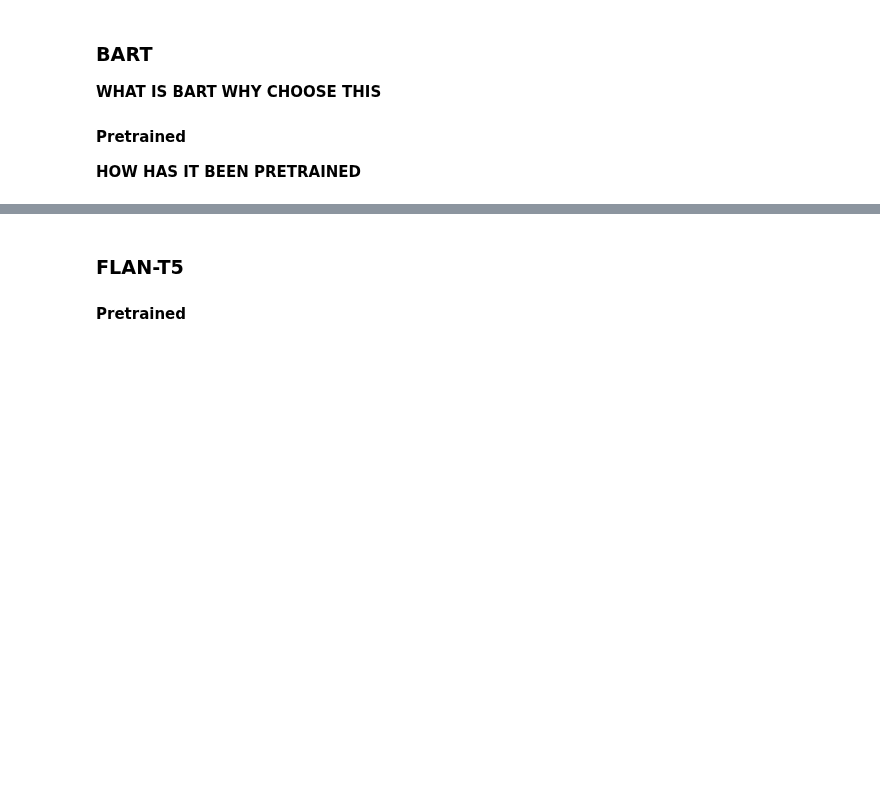
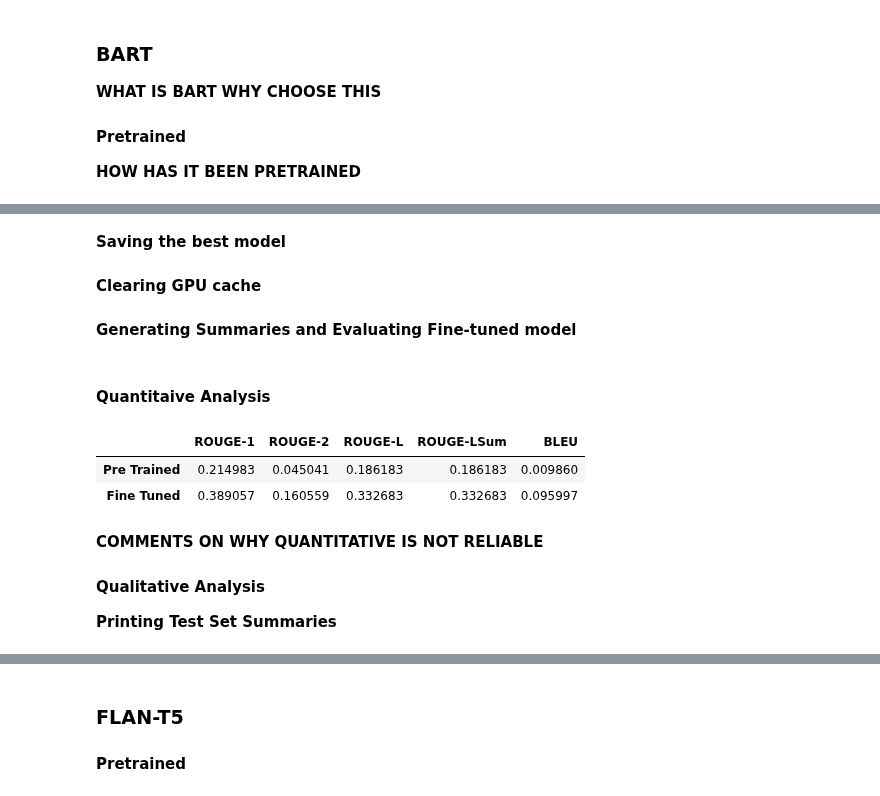
Before and after one commit to dipankarsrirag/Dialogue-Summarisation, a Jupyter notebook: notebooks/Report.ipynb, the cells around one changed output, grey strips where cells are left out. Saved outputs shown, nothing was run; the diff lists cells and outputs as text; code cells hidden in the pictures; blank space fills up the shorter version.

```diff
--- a/notebooks/Report.ipynb
+++ b/notebooks/Report.ipynb
@@ -346,6 +362,7 @@ def get_feature(batch, tokenizer):
   return encodings
 
 def generate_summaries(texts, model, tokenizer, device, progress = True):
+    model.to(device)
     model.eval()
     summaries = []
     if progress:
@@ -365,7 +382,9 @@ def generate_metrics(references, summaries):
     total_rouge_scores = {key: 0 for key in ['rouge1', 'rouge2', 'rougeL', 'rougeLsum']}
     total_bleu_score = 0
 
-    for reference, summary in tqdm(zip(references, summaries), total=len(dialogues)):
+    rouge_metric = load_metric('rouge')
+
+    for reference, summary in tqdm(zip(references, summaries), total=len(references)):
 
         # Calculate ROUGE scores
         rouge_score = rouge_metric.compute(predictions=[summary], references=[reference])
@@ -384,7 +403,7 @@ def generate_metrics(references, summaries):
         scores[k] = scores.get(k, 0) + v/len(test_dialogues)
 
     avg_bleu_score = total_bleu_score / len(test_dialogues)
-    scores = list(scores.values)
+    scores = list(scores.values())
     scores.append(avg_bleu_score)
     return scores
 
@@ -392,28 +411,30 @@ def generate_metrics(references, summaries):
 def print_summaries(model_1, model_2, token_1, token_2, indices, device, hidden=True):
     for i, idx in enumerate(indices):
         print(f'[DIALOGUE #{i+1}]')
-        print('--------------------')
 
         if hidden:
+            print(hidden_dialogues[idx])
+            print('--------------------')
             print('[SUMMARY A]')
-            print(generate_summaries(hidden_dialogues[idx], model_1, token_1, device, False))
+            print(generate_summaries([hidden_dialogues[idx]], model_1, token_1, device, False)[0])
             print('--------------------')
 
             print('[SUMMARY B]')
-            print(generate_summaries(hidden_dialogues[idx], model_2, token_2, device, False))
+            print(generate_summaries([hidden_dialogues[idx]], model_2, token_2, device, False)[0])
         else:
-
+            print(test_dialogues[idx])
+            print('--------------------')
             print('[ORIGINAL SUMMARY]')
-            print(generate_summaries(references[idx], model_1, token_1, device, False))
+            print(references[idx])
             print('--------------------')
 
 
             print('[SUMMARY A]')
-            print(generate_summaries(test_dialogues[idx], model_1, token_1, device, False))
+            print(generate_summaries([test_dialogues[idx]], model_1, token_1, device, False)[0])
             print('--------------------')
 
             print('[SUMMARY B]')
-            print(generate_summaries(test_dialogues[idx], model_2, token_2, device, False))
+            print(generate_summaries([test_dialogues[idx]], model_2, token_2, device, False)[0])
         print('####################')
 # %% [markdown]
 ### BART
@@ -425,0 +452,4 @@ def print_summaries(model_1, model_2, token_1, token_2, indices, device, hidden=
+# %%
+bart_metrics = dict()
+bart_pretrained_summaries = generate_summaries(test_dialogues, bart_model, bart_tokenizer, device)
+bart_metrics['Pre Trained'] = generate_metrics(references, bart_pretrained_summaries)
@@ -425,0 +507,2 @@ def print_summaries(model_1, model_2, token_1, token_2, indices, device, hidden=
+# %% [markdown]
+**Saving the best model**
@@ -425,0 +511,2 @@ def print_summaries(model_1, model_2, token_1, token_2, indices, device, hidden=
+# %% [markdown]
+**Clearing GPU cache**
@@ -425,0 +518,8 @@ def print_summaries(model_1, model_2, token_1, token_2, indices, device, hidden=
+# %% [markdown]
+**Generating Summaries and Evaluating Fine-tuned model**
+# %%
+bart_fine_tokenizer = AutoTokenizer.from_pretrained(save_ckpt)
+bart_fine_model = AutoModelForSeq2SeqLM.from_pretrained(save_ckpt)
+
+bart_finetuned_summaries = generate_summaries(test_dialogues, bart_fine_model, bart_fine_tokenizer, device)
+bart_metrics['Fine Tuned'] = generate_metrics(references, bart_finetuned_summaries)
@@ -425,0 +529,15 @@ def print_summaries(model_1, model_2, token_1, token_2, indices, device, hidden=
+# %% [markdown]
+#### Quantitaive Analysis
+# %%
+bart_metrics = pd.DataFrame(bart_metrics).T
+bart_metrics.columns = ['ROUGE-1', 'ROUGE-2', 'ROUGE-L', 'ROUGE-LSum', 'BLEU']
+bart_metrics
+# %% [output]
+|  | ROUGE-1 | ROUGE-2 | ROUGE-L | ROUGE-LSum | BLEU |
+| Pre Trained | 0.214983 | 0.045041 | 0.186183 | 0.186183 | 0.009860 |
+| Fine Tuned | 0.389057 | 0.160559 | 0.332683 | 0.332683 | 0.095997 |
+# %% [markdown]
+**COMMENTS ON WHY QUANTITATIVE IS NOT RELIABLE**
+
+#### Qualitative Analysis
+**Printing Test Set Summaries**
```
Also changed, not shown: parts of 44 cells of this notebook.
